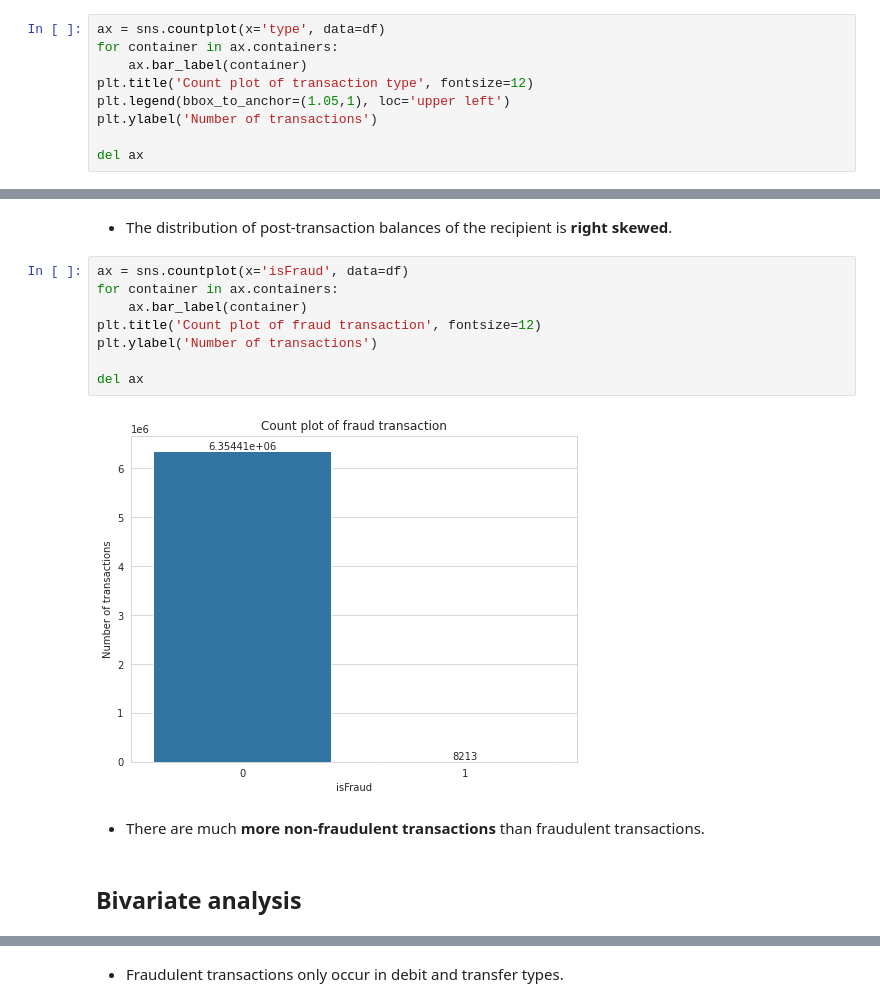
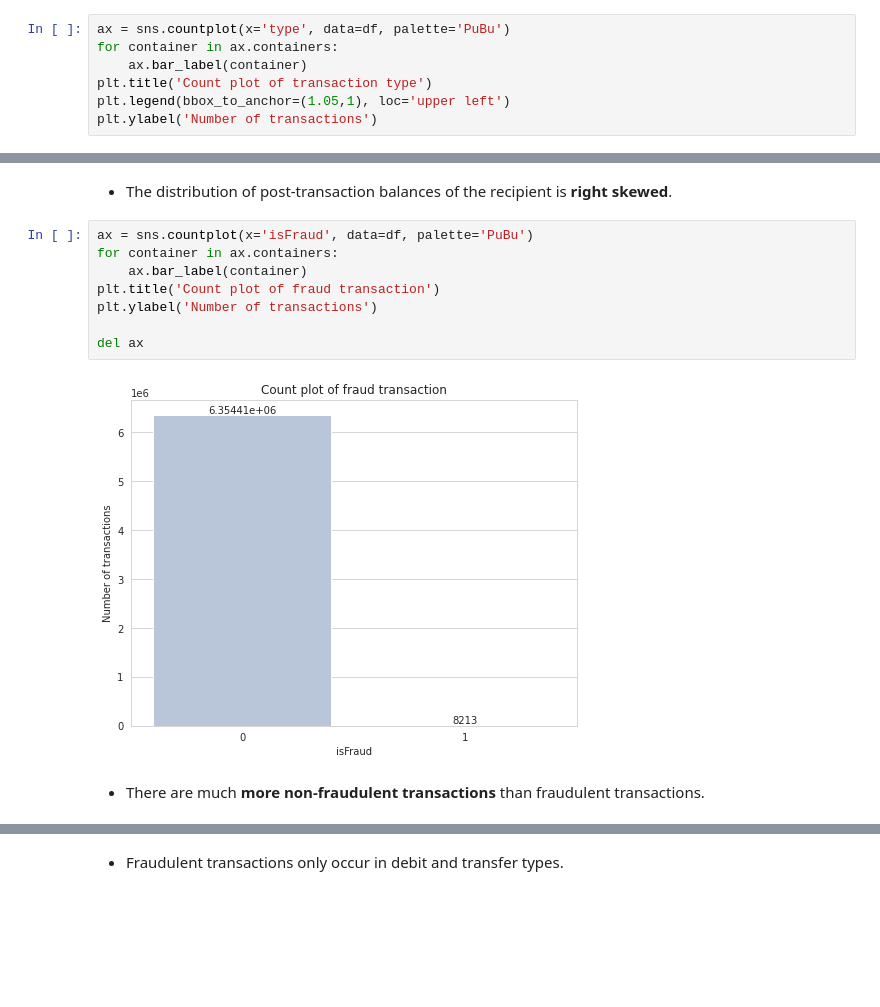
Before and after one commit to seuwenfei/Online-payment-fraud-detection, a Jupyter notebook: online-payment-fraud-detection.ipynb, the cells around one changed output, grey strips where cells are left out. Cells and saved outputs as stored; diff of their text form; blank space fills up the shorter version.

```diff
--- a/online-payment-fraud-detection.ipynb
+++ b/online-payment-fraud-detection.ipynb
@@ -163,12 +159,10 @@ Name: step, Length: 743, dtype: int64
 # %% [markdown]
 * There are **743** steps, and every step has **at least 2** occurrences.
 # %%
-ax = sns.countplot(x='type', data=df)
+ax = sns.countplot(x='type', data=df, palette='PuBu')
 for container in ax.containers:
     ax.bar_label(container)
-plt.title('Count plot of transaction type', fontsize=12)
+plt.title('Count plot of transaction type')
 plt.legend(bbox_to_anchor=(1.05,1), loc='upper left')
 plt.ylabel('Number of transactions')
-
-del ax
 # %% [output]
@@ -252,16 +247,14 @@ Text(0.5, 1.0, 'Distribution of transaction amount')
 # %% [markdown]
 * The distribution of post-transaction balances of the recipient is **right skewed**.
 # %%
-ax = sns.countplot(x='isFraud', data=df)
+ax = sns.countplot(x='isFraud', data=df, palette='PuBu')
 for container in ax.containers:
     ax.bar_label(container)
-plt.title('Count plot of fraud transaction', fontsize=12)
+plt.title('Count plot of fraud transaction')
 plt.ylabel('Number of transactions')
 
 del ax
 # %% [output]
-[figure, old version]
+[figure, new version]
 # %% [markdown]
 * There are much **more non-fraudulent transactions** than fraudulent transactions.
-# %% [markdown]
-## Bivariate analysis
```
Also changed, not shown: parts of 37 cells of this notebook.
